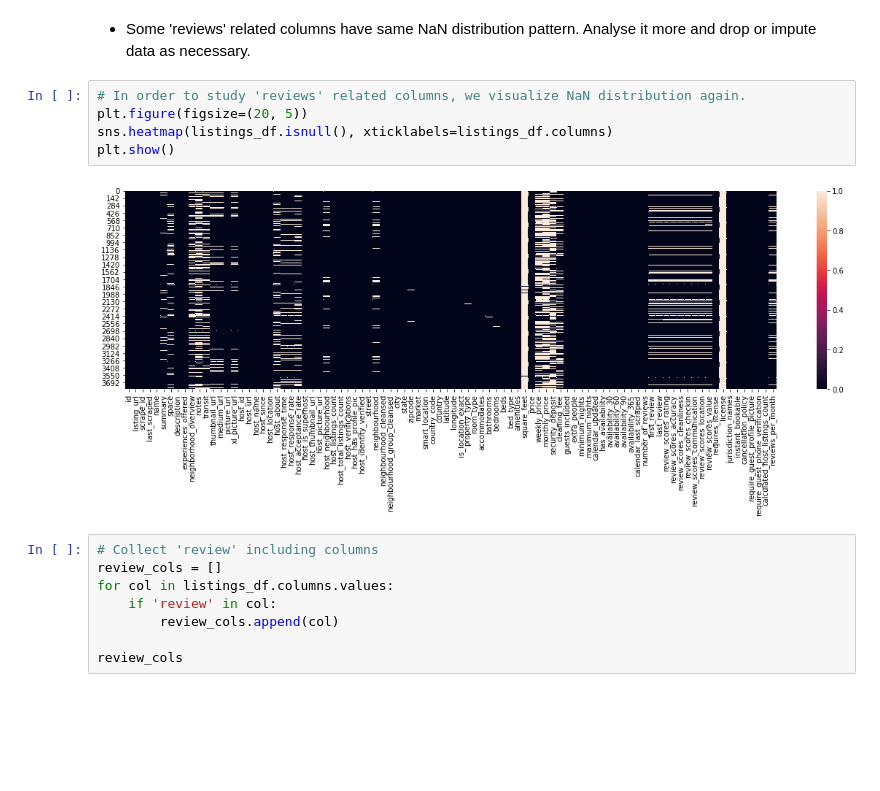
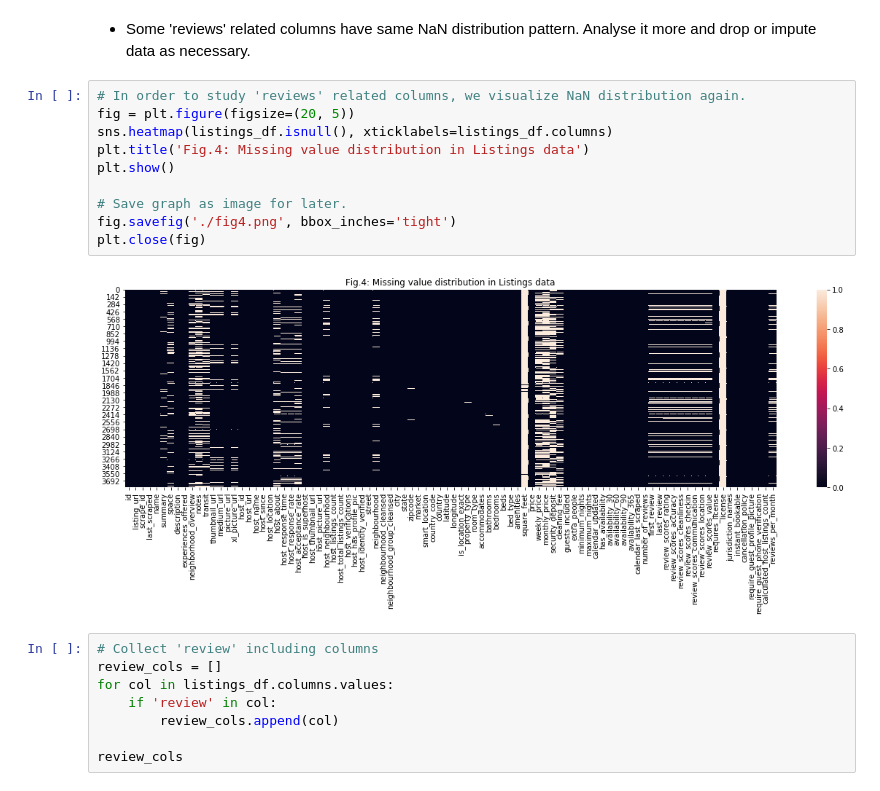
Before and after one commit to akudo37/seattle, a Jupyter notebook: Seattle Airbnb Open Data - Part 2.ipynb, the cells around one changed output. Cells and saved outputs as stored; diff of their text form; blank space fills up the shorter version.

```diff
--- a/Seattle Airbnb Open Data - Part 2.ipynb
+++ b/Seattle Airbnb Open Data - Part 2.ipynb
@@ -397,11 +395,16 @@ listings_df[date_cols].describe()
 * Some 'reviews' related columns have same NaN distribution pattern. Analyse it more and drop or impute data as necessary.
 # %%
 # In order to study 'reviews' related columns, we visualize NaN distribution again.
-plt.figure(figsize=(20, 5))
+fig = plt.figure(figsize=(20, 5))
 sns.heatmap(listings_df.isnull(), xticklabels=listings_df.columns)
+plt.title('Fig.4: Missing value distribution in Listings data')
 plt.show()
+
+# Save graph as image for later.
+fig.savefig('./fig4.png', bbox_inches='tight')
+plt.close(fig)
 # %% [output]
-[figure, old version]
+[figure, new version]
 # %%
 # Collect 'review' including columns
 review_cols = []
```
Also changed, not shown: parts of 1 cell of this notebook, 9 other files.
